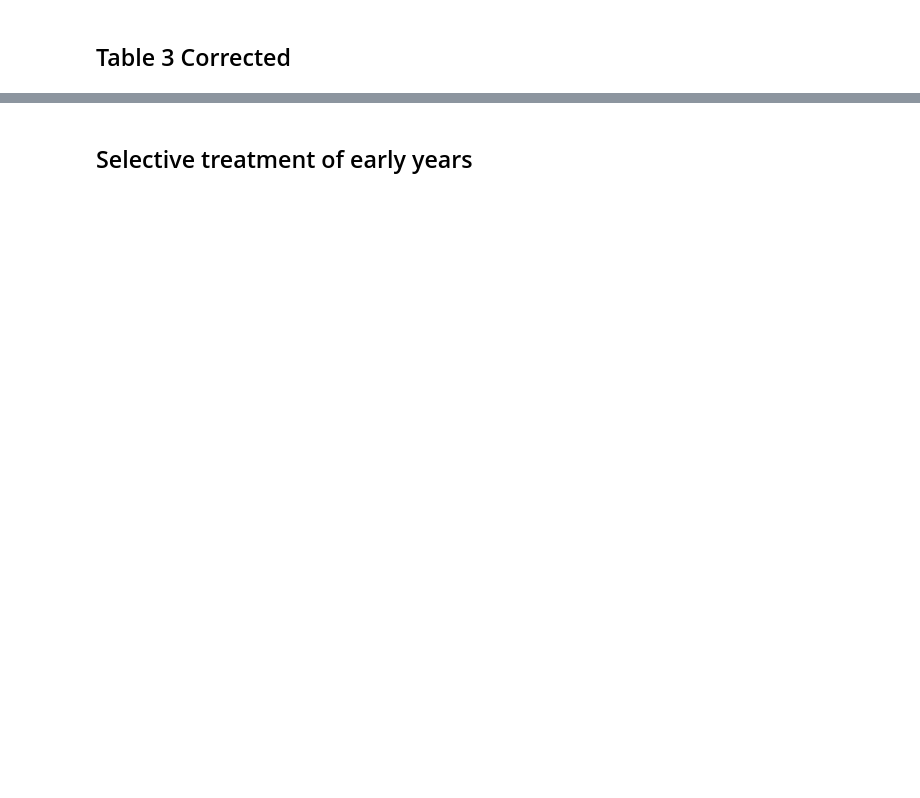
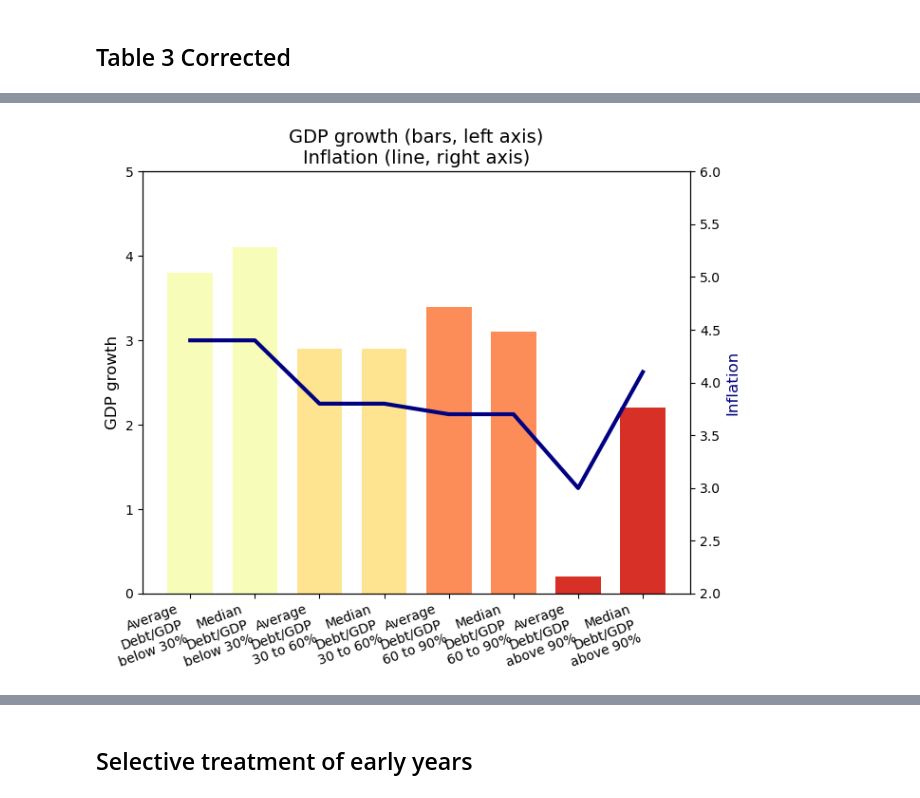
Before and after one commit to PES-BG-2025/proj-y-econdynamics, a Jupyter notebook: reinhart_rogoff.ipynb, the cells around one changed output, grey strips where cells are left out. Cells and saved outputs as stored; diff of their text form; code cells hidden in the pictures; blank space fills up the shorter version.

```diff
--- a/reinhart_rogoff.ipynb
+++ b/reinhart_rogoff.ipynb
@@ -46,0 +163,38 @@ RR.dRGDP.groupby([RR.Country, RR.dgcat]).mean().unstack()
+# %%
+import matplotlib.pyplot as plt
+import numpy as np
+
+# Datos (aproximados del gráfico original)
+labels = [
+    "Average\nDebt/GDP\nbelow 30%", "Median\nDebt/GDP\nbelow 30%",
+    "Average\nDebt/GDP\n30 to 60%", "Median\nDebt/GDP\n30 to 60%",
+    "Average\nDebt/GDP\n60 to 90%", "Median\nDebt/GDP\n60 to 90%",
+    "Average\nDebt/GDP\nabove 90%", "Median\nDebt/GDP\nabove 90%"
+]
+gdp_growth = [3.8, 4.1, 2.9, 2.9, 3.4, 3.1, 0.2, 2.2]     # barras
+inflation = [4.4, 4.4, 3.8, 3.8, 3.7, 3.7, 3, 4.1]      # línea
+
+colors = ['#f7fcb9', '#f7fcb9', '#fee391', '#fee391', '#fc8d59', '#fc8d59', '#d73027', '#d73027']
+
+x = np.arange(len(labels))
+
+fig, ax1 = plt.subplots(figsize=(7, 6))
+
+# Barras de crecimiento del PIB
+bars = ax1.bar(x, gdp_growth, color=colors, width=0.7)
+ax1.set_ylabel('GDP growth', fontsize=12)
+ax1.set_ylim(0, 5)
+ax1.set_xticks(x)
+ax1.set_xticklabels(labels, rotation=20, ha='right')
+ax1.set_title('GDP growth (bars, left axis)\nInflation (line, right axis)', fontsize=14)
+
+# Segunda escala para inflación
+ax2 = ax1.twinx()
+ax2.plot(x, inflation, color='navy', linewidth=3)
+ax2.set_ylabel('Inflation', fontsize=12, color='navy')
+ax2.set_ylim(2, 6)
+
+plt.tight_layout()
+plt.show()
+# %% [output]
+[figure, added]
```
Also changed, not shown: parts of 24 cells of this notebook.
